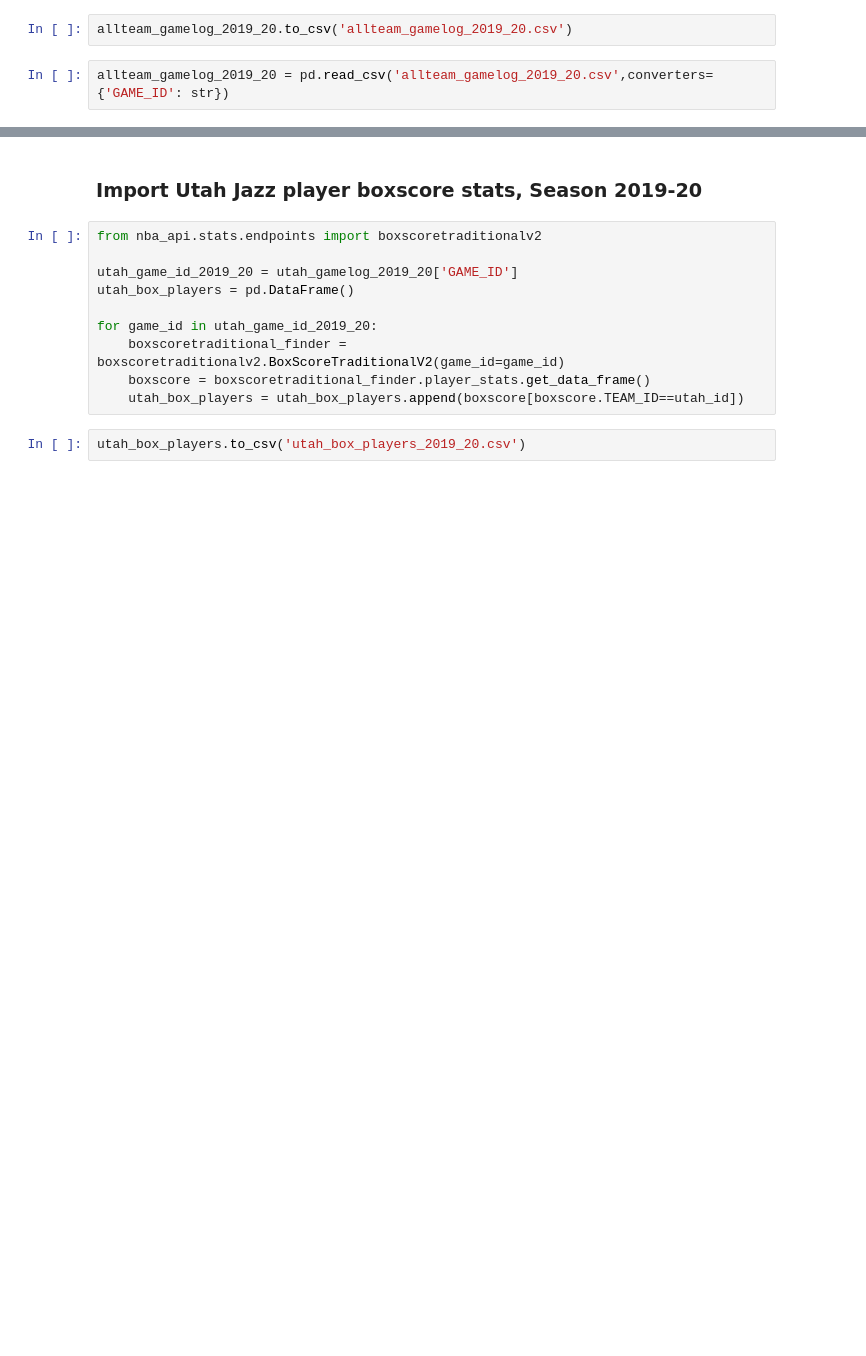
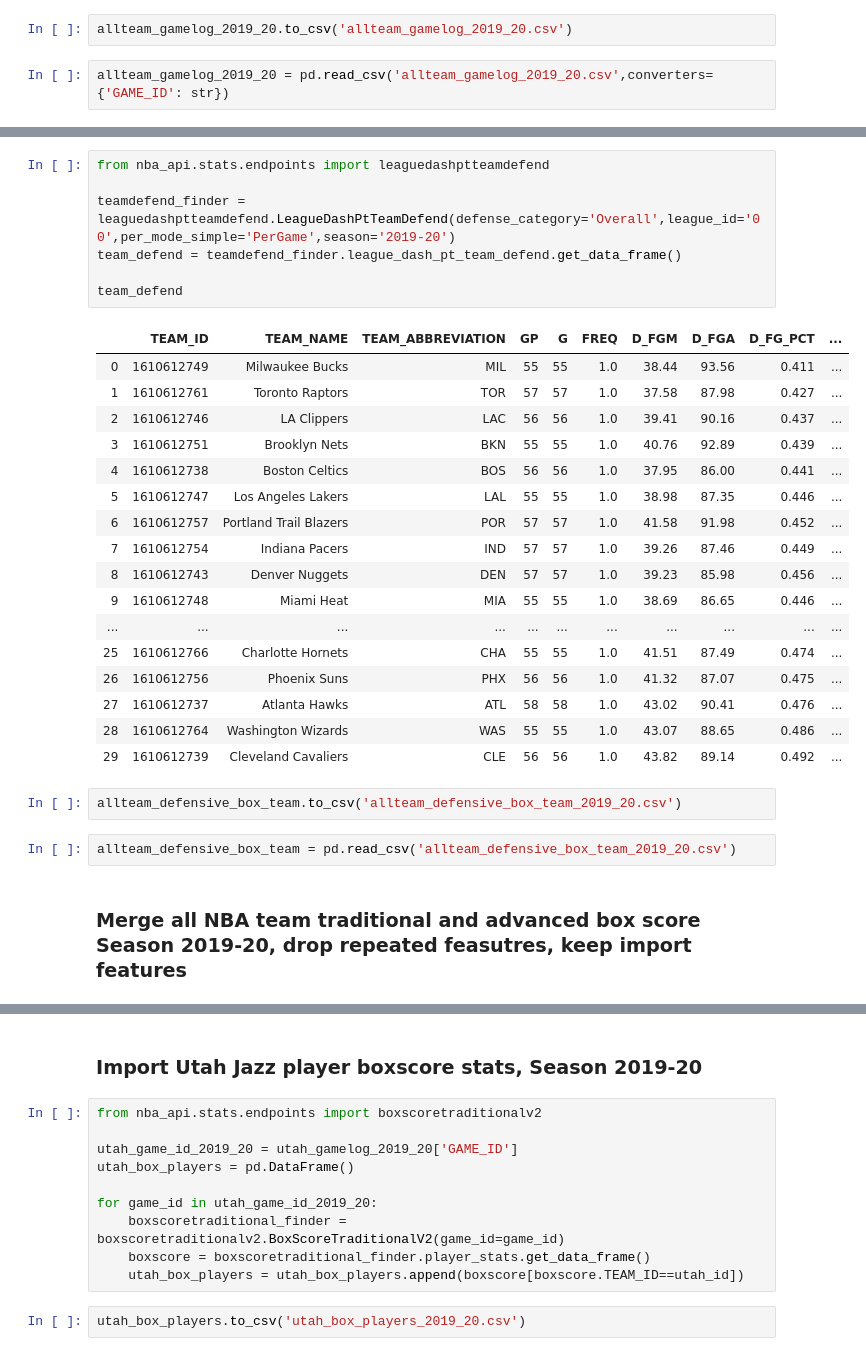
Before and after one commit to MaxYichenWang/Coursera_Capstone, a Jupyter notebook: IBM_Capstone_Project.ipynb, the cells around one changed output, grey strips where cells are left out. Saved outputs shown, nothing was run; the diff lists cells and outputs as text; blank space fills up the shorter version.

```diff
--- a/IBM_Capstone_Project.ipynb
+++ b/IBM_Capstone_Project.ipynb
@@ -231,0 +272,31 @@ allteam_gamelog_2019_20 = pd.read_csv('allteam_gamelog_2019_20.csv',converters={
+# %%
+from nba_api.stats.endpoints import leaguedashptteamdefend
+
+teamdefend_finder = leaguedashptteamdefend.LeagueDashPtTeamDefend(defense_category='Overall',league_id='00',per_mode_simple='PerGame',season='2019-20')
+team_defend = teamdefend_finder.league_dash_pt_team_defend.get_data_frame()
+
+team_defend
+# %% [output]
+|  | TEAM_ID | TEAM_NAME | TEAM_ABBREVIATION | GP | G | FREQ | D_FGM | D_FGA | D_FG_PCT | ... |
+| 0 | 1610612749 | Milwaukee Bucks | MIL | 55 | 55 | 1.0 | 38.44 | 93.56 | 0.411 | ... |
+| 1 | 1610612761 | Toronto Raptors | TOR | 57 | 57 | 1.0 | 37.58 | 87.98 | 0.427 | ... |
+| 2 | 1610612746 | LA Clippers | LAC | 56 | 56 | 1.0 | 39.41 | 90.16 | 0.437 | ... |
+| 3 | 1610612751 | Brooklyn Nets | BKN | 55 | 55 | 1.0 | 40.76 | 92.89 | 0.439 | ... |
+| 4 | 1610612738 | Boston Celtics | BOS | 56 | 56 | 1.0 | 37.95 | 86.00 | 0.441 | ... |
+| 5 | 1610612747 | Los Angeles Lakers | LAL | 55 | 55 | 1.0 | 38.98 | 87.35 | 0.446 | ... |
+| 6 | 1610612757 | Portland Trail Blazers | POR | 57 | 57 | 1.0 | 41.58 | 91.98 | 0.452 | ... |
+| 7 | 1610612754 | Indiana Pacers | IND | 57 | 57 | 1.0 | 39.26 | 87.46 | 0.449 | ... |
+| 8 | 1610612743 | Denver Nuggets | DEN | 57 | 57 | 1.0 | 39.23 | 85.98 | 0.456 | ... |
+| 9 | 1610612748 | Miami Heat | MIA | 55 | 55 | 1.0 | 38.69 | 86.65 | 0.446 | ... |
+| ... | ... | ... | ... | ... | ... | ... | ... | ... | ... | ... |
+| 25 | 1610612766 | Charlotte Hornets | CHA | 55 | 55 | 1.0 | 41.51 | 87.49 | 0.474 | ... |
+| 26 | 1610612756 | Phoenix Suns | PHX | 56 | 56 | 1.0 | 41.32 | 87.07 | 0.475 | ... |
+| 27 | 1610612737 | Atlanta Hawks | ATL | 58 | 58 | 1.0 | 43.02 | 90.41 | 0.476 | ... |
+| 28 | 1610612764 | Washington Wizards | WAS | 55 | 55 | 1.0 | 43.07 | 88.65 | 0.486 | ... |
+| 29 | 1610612739 | Cleveland Cavaliers | CLE | 56 | 56 | 1.0 | 43.82 | 89.14 | 0.492 | ... |
+# %%
+allteam_defensive_box_team.to_csv('allteam_defensive_box_team_2019_20.csv')
+# %%
+allteam_defensive_box_team = pd.read_csv('allteam_defensive_box_team_2019_20.csv')
+# %% [markdown]
+### Merge all NBA team traditional and advanced box score Season 2019-20, drop repeated feasutres, keep import features
```
Also changed, not shown: parts of 59 cells of this notebook.
